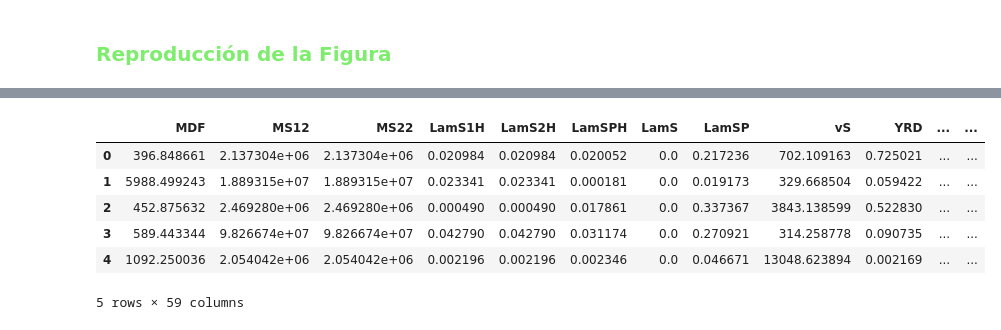
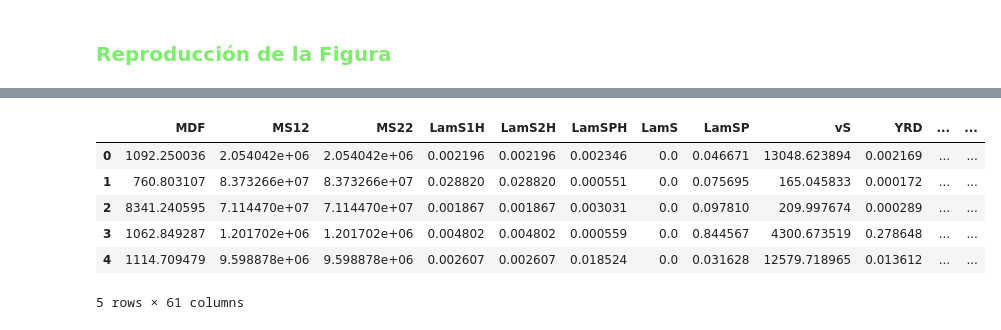
Before and after one commit to Alejandro-UDEA/Fisica_Computacional_Estudiante, a Jupyter notebook: Estudiantes/Montoya_1756/Lab_2_seaborn.ipynb, the cells around one changed output, grey strips where cells are left out. Cells and saved outputs as stored; diff of their text form; code cells hidden in the pictures.

```diff
--- a/Estudiantes/Montoya_1756/Lab_2_seaborn.ipynb
+++ b/Estudiantes/Montoya_1756/Lab_2_seaborn.ipynb
@@ -150,11 +160,22 @@ El objetivo es replicar la figura 6 del trabajo **[Singlet-doublet Dirac dark ma
 # %%
-df_dirac = pd.read_csv(r"C:\Users\PC\Downloads\general-scan.csv").drop(columns=["Unnamed: 0"])
+df_dirac = pd.read_csv(r"C:\Users\PC\Downloads\general-scan.csv").drop(
+    columns=["Unnamed: 0"]
+)
+
+df_dirac["M_N"] = df_dirac["YRC"] * df_dirac["vS"] / np.sqrt(2)
+df_dirac["M_Psi"] = df_dirac["MDF"]
+
+# Filtro los elementos que no cumplen la condicion (Leyenda Azul de la grafica)
+df_dirac = df_dirac[
+    (df_dirac["Omega"] >= 0.117) & (df_dirac["Omega"] <= 0.123)
+].reset_index(drop=True)
+
 df_dirac.head()
 # %% [output]
 |  | MDF | MS12 | MS22 | LamS1H | LamS2H | LamSPH | LamS | LamSP | vS | YRD | ... | ... |
-| 0 | 396.848661 | 2.137304e+06 | 2.137304e+06 | 0.020984 | 0.020984 | 0.020052 | 0.0 | 0.217236 | 702.109163 | 0.725021 | ... | ... |
-| 1 | 5988.499243 | 1.889315e+07 | 1.889315e+07 | 0.023341 | 0.023341 | 0.000181 | 0.0 | 0.019173 | 329.668504 | 0.059422 | ... | ... |
-| 2 | 452.875632 | 2.469280e+06 | 2.469280e+06 | 0.000490 | 0.000490 | 0.017861 | 0.0 | 0.337367 | 3843.138599 | 0.522830 | ... | ... |
-| 3 | 589.443344 | 9.826674e+07 | 9.826674e+07 | 0.042790 | 0.042790 | 0.031174 | 0.0 | 0.270921 | 314.258778 | 0.090735 | ... | ... |
-| 4 | 1092.250036 | 2.054042e+06 | 2.054042e+06 | 0.002196 | 0.002196 | 0.002346 | 0.0 | 0.046671 | 13048.623894 | 0.002169 | ... | ... |
+| 0 | 1092.250036 | 2.054042e+06 | 2.054042e+06 | 0.002196 | 0.002196 | 0.002346 | 0.0 | 0.046671 | 13048.623894 | 0.002169 | ... | ... |
+| 1 | 760.803107 | 8.373266e+07 | 8.373266e+07 | 0.028820 | 0.028820 | 0.000551 | 0.0 | 0.075695 | 165.045833 | 0.000172 | ... | ... |
+| 2 | 8341.240595 | 7.114470e+07 | 7.114470e+07 | 0.001867 | 0.001867 | 0.003031 | 0.0 | 0.097810 | 209.997674 | 0.000289 | ... | ... |
+| 3 | 1062.849287 | 1.201702e+06 | 1.201702e+06 | 0.004802 | 0.004802 | 0.000559 | 0.0 | 0.844567 | 4300.673519 | 0.278648 | ... | ... |
+| 4 | 1114.709479 | 9.598878e+06 | 9.598878e+06 | 0.002607 | 0.002607 | 0.018524 | 0.0 | 0.031628 | 12579.718965 | 0.013612 | ... | ... |
-5 rows × 59 columns
+5 rows × 61 columns
```
Also changed, not shown: parts of 9 cells of this notebook, 1 other file.
